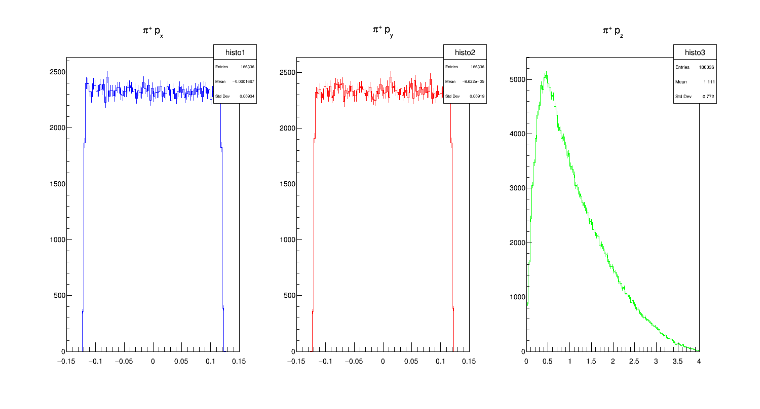
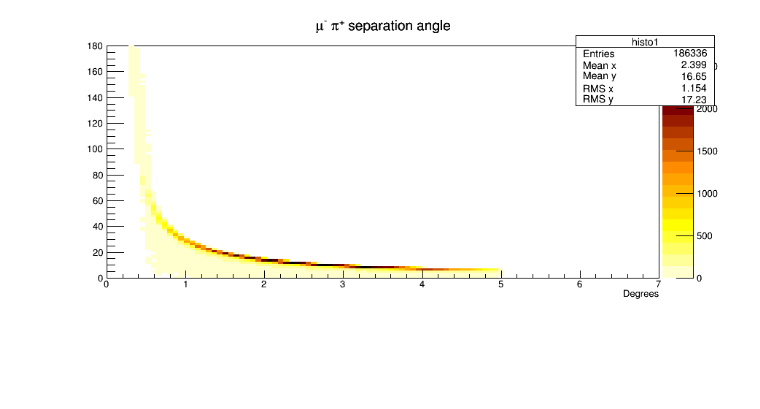
Before and after one commit to Mihail-Kostov/codingExamples, a Jupyter notebook: IPython/plotVariables.ipynb, the cells around one changed output. Drawn from its saved outputs; the diff is of its cells as text; code cells hidden in the pictures; blank space fills up the shorter version.

```diff
--- a/IPython/plotVariables.ipynb
+++ b/IPython/plotVariables.ipynb
@@ -130,31 +237,19 @@ Plot("histo2.png")
-# %%
-c1 = ROOT.TCanvas("canvas1","",g_xres,g_yres)
-h1 = ROOT.TH1F("histo1","#pi^{+} p_{x}",100,-0.15,0.15)
-h2 = ROOT.TH1F("histo2","#pi^{+} p_{y}",100,-0.15,0.15)
-h3 = ROOT.TH1F("histo3","#pi^{+} p_{z}",100,0,4)
-h1.SetLineColor(ROOT.kBlue)
-h2.SetLineColor(ROOT.kRed)
-h3.SetLineColor(ROOT.kGreen)
-
-for i in range(0,t):
-    if pdgCode[i]==211:
-        h1.Fill(pXPart[i])
-        h2.Fill(pYPart[i])
-        h3.Fill(pZPart[i])
-
-c1.Divide(3,1)
-c1.cd(1)
-h1.Draw("EH")
-c1.cd(2)
-h2.Draw("EH")
-c1.cd(3)
-h3.Draw("EH")
-
-c1.SaveAs("histo3.png")
-destruct(c1)
-destruct(h1)
-destruct(h2)
-destruct(h3)
-Plot("histo3.png")
-# %% [output]
-[figure, removed]
+# %%
+#ROOT.gStyle.SetPalette(56);
+c1 = ROOT.TCanvas("canvas1","",g_xres,g_yres)
+h1 = ROOT.TH2F("histo1","#mu^{-} #pi^{+} separation angle",100,0,7,100,0,180)
+h1.SetLineColor(ROOT.kBlue)
+h1.GetXaxis().SetTitle("Degrees")
+#h1.GetZaxis().SetRangeUser(-0.1,3000)
+
+for i in range(0,v):
+        h1.Fill(eNu[i],sepAngle[i])
+
+h1.Draw("COLZ")
+
+c1.SaveAs("histo5.png")
+destruct(c1)
+destruct(h1)
+Plot("histo5.png")
+# %% [output]
+[figure, added]
```
Also changed, not shown: parts of 6 cells of this notebook, 11 other files.
